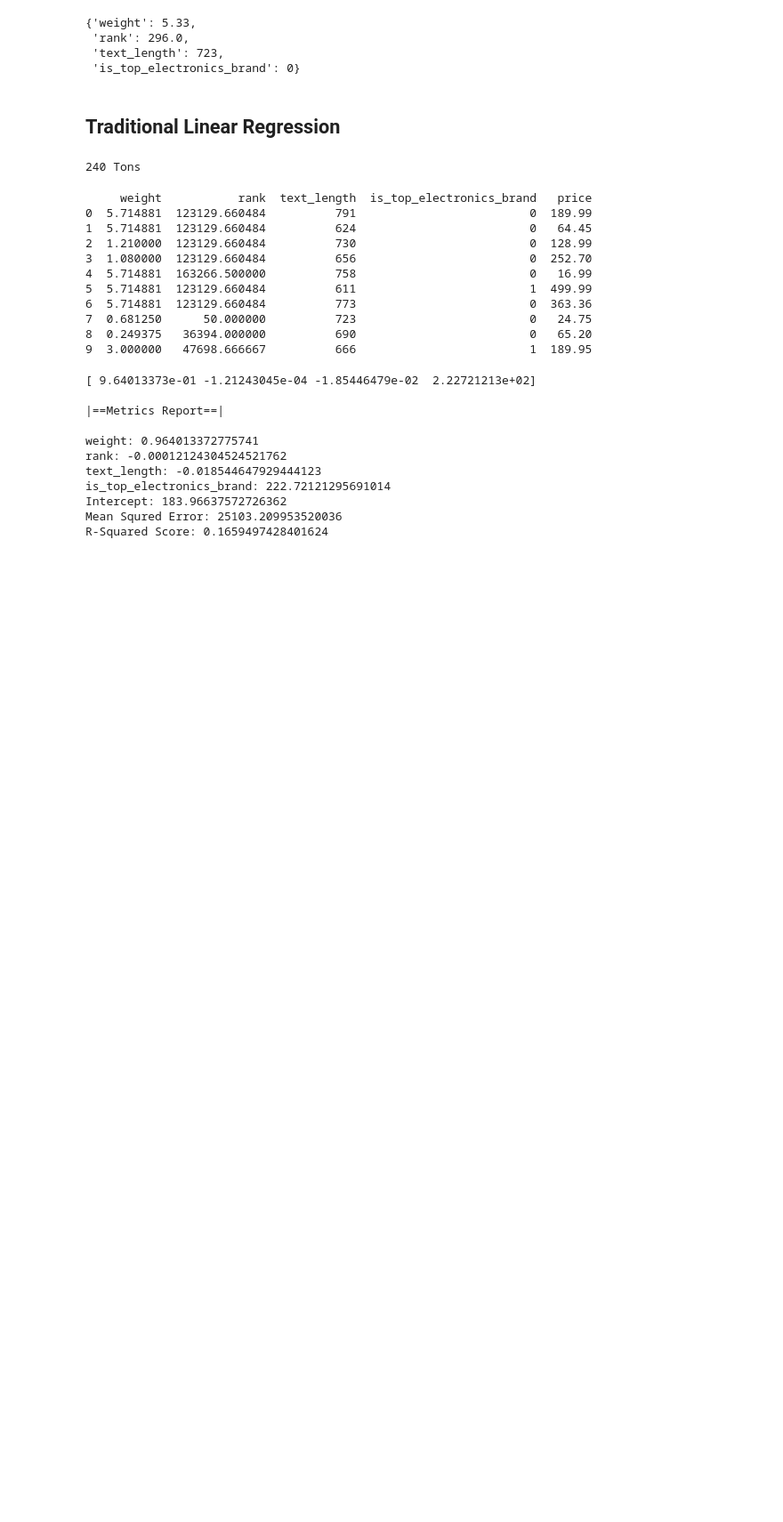
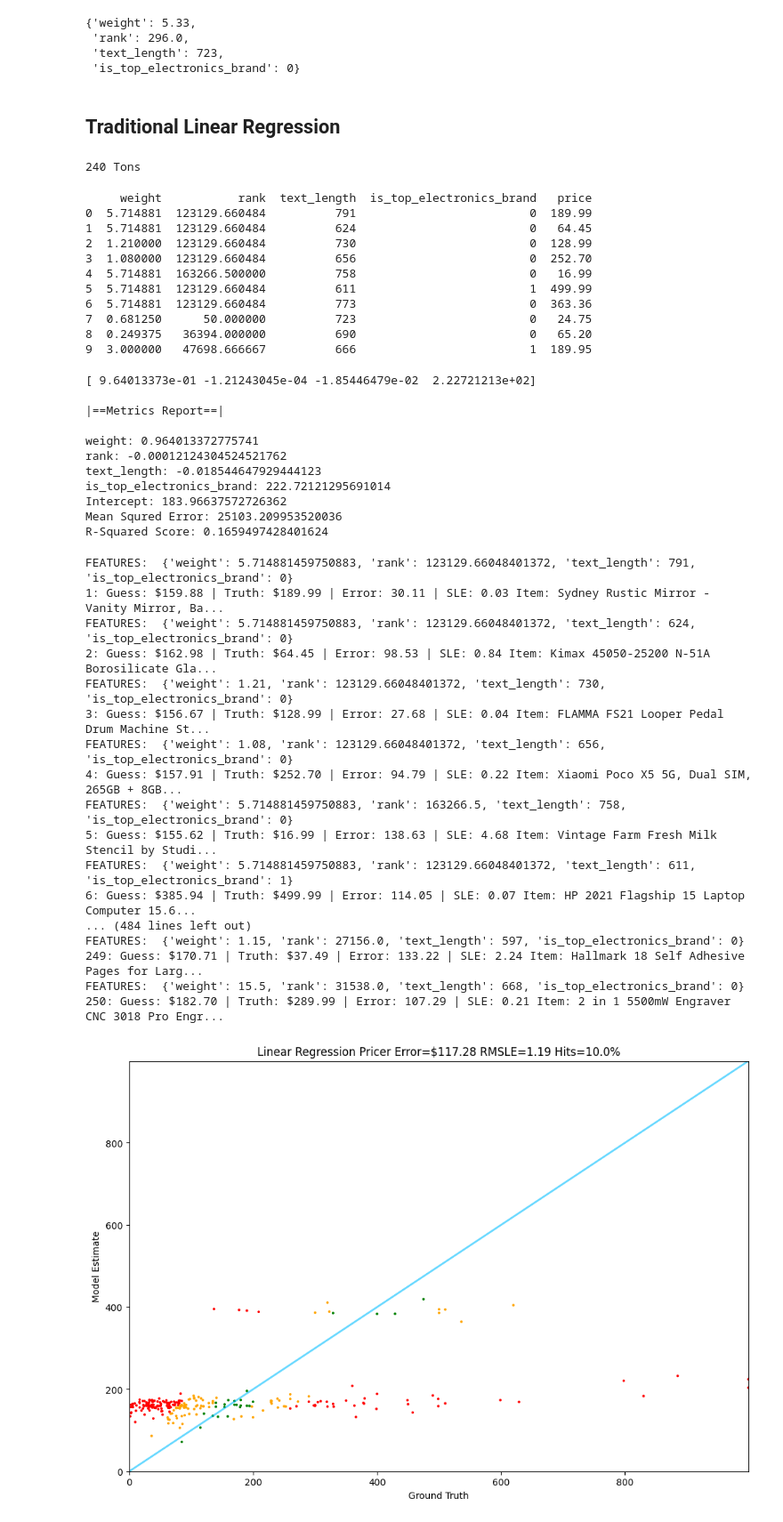
Before and after one commit to mightyoctopus/fine-tuning-frontier-llm-models, a Jupyter notebook: d3_part3.ipynb, the cells around one changed output. Shown: that part at 89% size. Cells and saved outputs as stored; diff of their text form; code cells hidden in the pictures; blank space fills up the shorter version.

Commit message:
Tester on linear regression code

```diff
--- a/d3_part3.ipynb
+++ b/d3_part3.ipynb
@@ -469,3 +450,32 @@ is_top_electronics_brand: 222.72121295691014
 Intercept: 183.96637572726362
 Mean Squred Error: 25103.209953520036
 R-Squared Score: 0.1659497428401624
+# %%
+### Function to predict price for a new item
+
+def linear_regression_pricer(item):
+    features = get_features(item)
+    print("FEATURES: ", features)
+    features_df = pd.DataFrame([features])
+    return model.predict(features_df)[0]
+# %%
+Tester.test(linear_regression_pricer)
+# %% [output]
+FEATURES:  {'weight': 5.714881459750883, 'rank': 123129.66048401372, 'text_length': 791, 'is_top_electronics_brand': 0}
+1: Guess: $159.88 | Truth: $189.99 | Error: 30.11 | SLE: 0.03 Item: Sydney Rustic Mirror - Vanity Mirror, Ba...
+FEATURES:  {'weight': 5.714881459750883, 'rank': 123129.66048401372, 'text_length': 624, 'is_top_electronics_brand': 0}
+2: Guess: $162.98 | Truth: $64.45 | Error: 98.53 | SLE: 0.84 Item: Kimax 45050-25200 N-51A Borosilicate Gla...
+FEATURES:  {'weight': 1.21, 'rank': 123129.66048401372, 'text_length': 730, 'is_top_electronics_brand': 0}
+3: Guess: $156.67 | Truth: $128.99 | Error: 27.68 | SLE: 0.04 Item: FLAMMA FS21 Looper Pedal Drum Machine St...
+FEATURES:  {'weight': 1.08, 'rank': 123129.66048401372, 'text_length': 656, 'is_top_electronics_brand': 0}
+4: Guess: $157.91 | Truth: $252.70 | Error: 94.79 | SLE: 0.22 Item: Xiaomi Poco X5 5G, Dual SIM, 265GB + 8GB...
+FEATURES:  {'weight': 5.714881459750883, 'rank': 163266.5, 'text_length': 758, 'is_top_electronics_brand': 0}
+5: Guess: $155.62 | Truth: $16.99 | Error: 138.63 | SLE: 4.68 Item: Vintage Farm Fresh Milk Stencil by Studi...
+FEATURES:  {'weight': 5.714881459750883, 'rank': 123129.66048401372, 'text_length': 611, 'is_top_electronics_brand': 1}
+6: Guess: $385.94 | Truth: $499.99 | Error: 114.05 | SLE: 0.07 Item: HP 2021 Flagship 15 Laptop Computer 15.6...
+... (484 lines left out)
+FEATURES:  {'weight': 1.15, 'rank': 27156.0, 'text_length': 597, 'is_top_electronics_brand': 0}
+249: Guess: $170.71 | Truth: $37.49 | Error: 133.22 | SLE: 2.24 Item: Hallmark 18 Self Adhesive Pages for Larg...
+FEATURES:  {'weight': 15.5, 'rank': 31538.0, 'text_length': 668, 'is_top_electronics_brand': 0}
+250: Guess: $182.70 | Truth: $289.99 | Error: 107.29 | SLE: 0.21 Item: 2 in 1 5500mW Engraver CNC 3018 Pro Engr...
+[figure, added]
```
Also changed, not shown: parts of 1 cell of this notebook.
